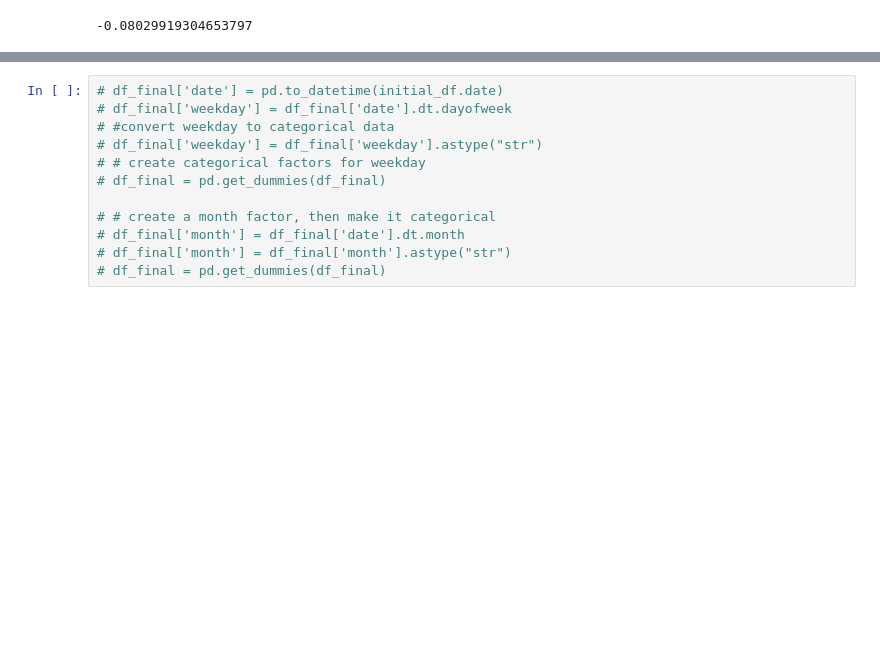
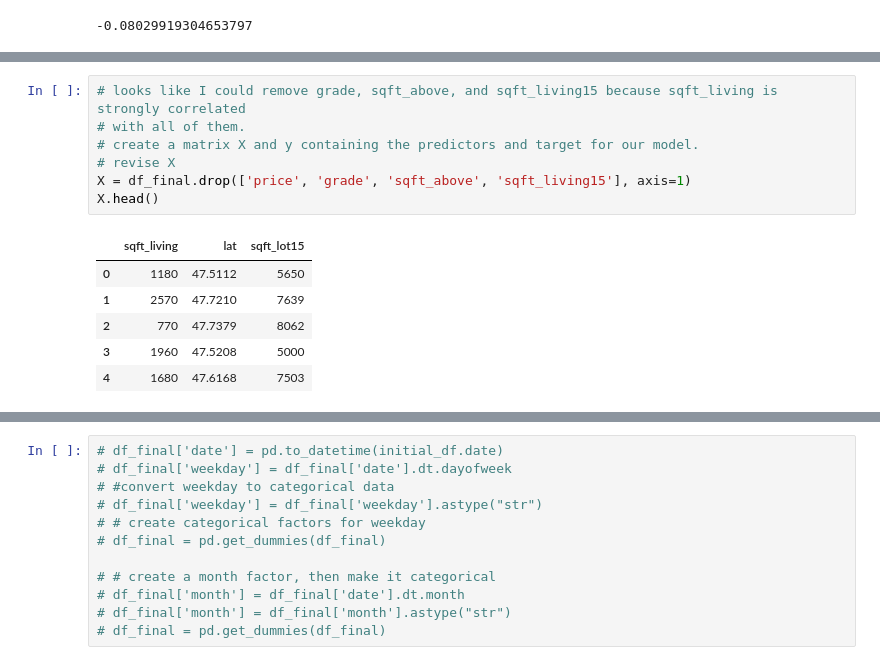
Before and after one commit to giorosati/dsc-1-final-project-online-ds-pt-100118, a Jupyter notebook: student.ipynb, the cells around one changed output, grey strips where cells are left out. Saved outputs shown, nothing was run; the diff lists cells and outputs as text; blank space fills up the shorter version.

Commit message:
removed 3 correlated factors, waiting for feedback

```diff
--- a/student.ipynb
+++ b/student.ipynb
@@ -624,0 +632,14 @@ dtype: float64
+# %%
+# looks like I could remove grade, sqft_above, and sqft_living15 because sqft_living is strongly correlated
+# with all of them.
+# create a matrix X and y containing the predictors and target for our model.
+# revise X
+X = df_final.drop(['price', 'grade', 'sqft_above', 'sqft_living15'], axis=1)
+X.head()
+# %% [output]
+|  | sqft_living | lat | sqft_lot15 |
+| 0 | 1180 | 47.5112 | 5650 |
+| 1 | 2570 | 47.7210 | 7639 |
+| 2 | 770 | 47.7379 | 8062 |
+| 3 | 1960 | 47.5208 | 5000 |
+| 4 | 1680 | 47.6168 | 7503 |
```
Also changed, not shown: parts of 8 cells of this notebook.
